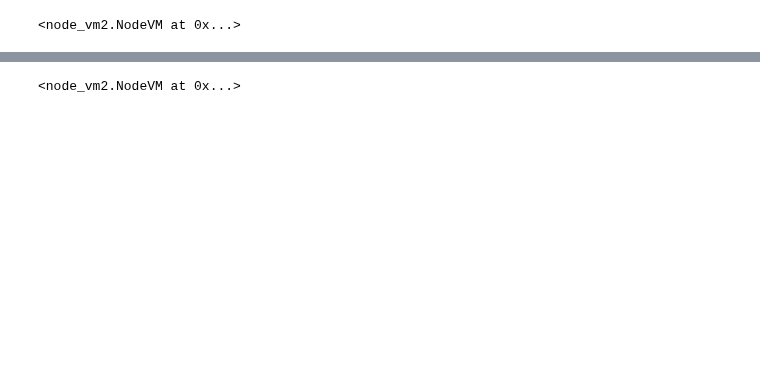
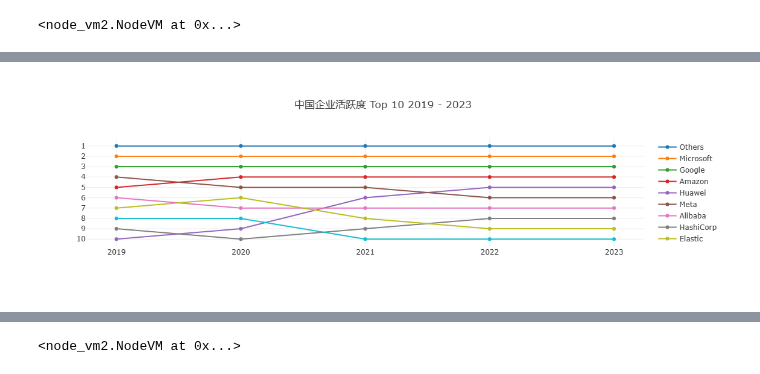
Before and after one commit to X-lab2017/open-digger, a Jupyter notebook: notebook/node_vm2_pycaller.ipynb, the cells around one changed output, grey strips where cells are left out. Saved outputs shown, nothing was run; the diff lists cells and outputs as text; code cells hidden in the pictures; blank space fills up the shorter version.

```diff
--- a/notebook/node_vm2_pycaller.ipynb
+++ b/notebook/node_vm2_pycaller.ipynb
@@ -159,0 +189,27 @@ df_data_user_openrank
+# %%
+def activity_rank_postporcess(row):
+    return {
+        "x": [2019, 2020, 2021, 2022, 2023],
+        "y": row["values"],
+        "name": row["name"],
+        "type": 'scatter'
+    }
+def processRegionsCompanyRepoActivity(options, title):
+    data = openDigger.index.activity.getRepoActivity({
+        "startYear": startYear, "endYear": endYear, "startMonth": startMonth, "endMonth": endMonth,
+        "groupBy": 'Company', "groupTimeRange": 'year', "order": 'DESC',
+    })
+
+    data_records = pd.DataFrame(data).to_dict('records')
+    data_periodranks = openDigger.getRank(data_records, lambda x: x["name"], lambda x: x["activity"])
+
+    data_periodranks_records = pd.DataFrame(data_periodranks).apply(activity_rank_postporcess, axis=1).values.tolist()
+    openDigger.render.plotly(data_periodranks_records, {
+        "title": f"{title}活跃度 Top 10 {startYear} - {year}",
+        "xaxis": { "type": 'category' },
+        "yaxis": { "autorange": 'reversed', "dtick": 1 }
+    }, MultiMime())
+# %%
+processRegionsCompanyRepoActivity({"labelIntersect": [':regions/CN', 'Company']}, "中国企业")
+# %% [output]
+[figure, added]
```
Also changed, not shown: parts of 16 cells of this notebook, 4 other files.
